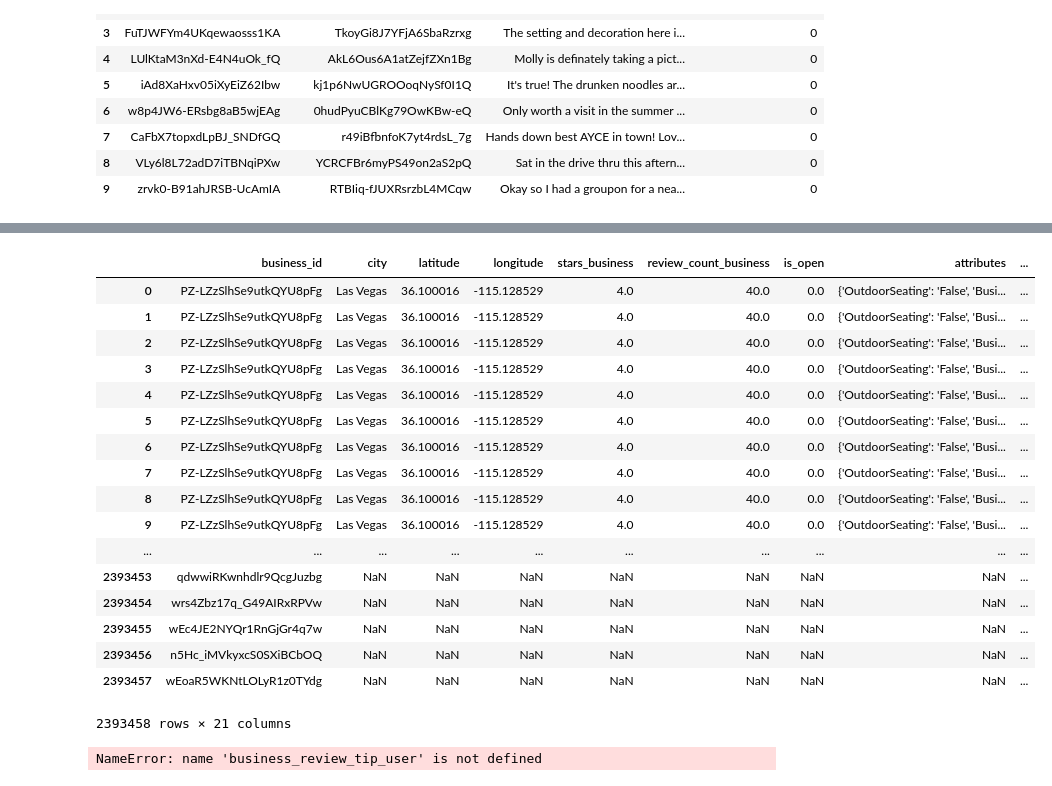
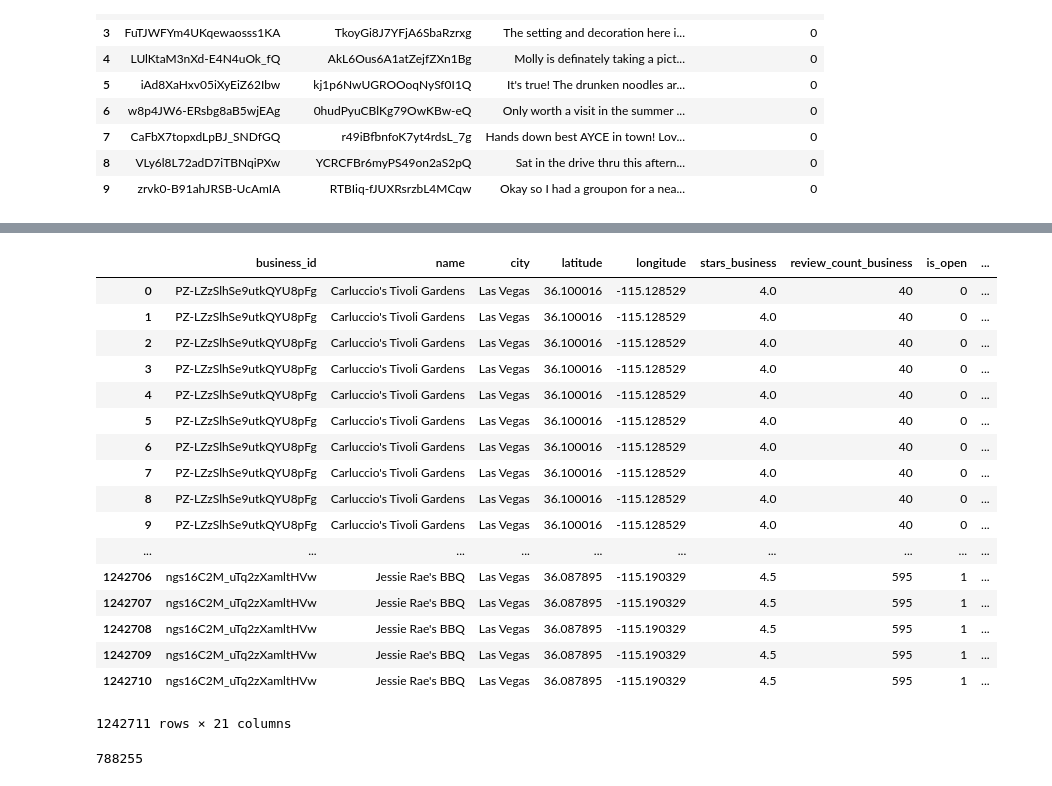
Before and after one commit to clarefrost/628-module-3, a Jupyter notebook: 628 module 3.ipynb, the cells around one changed output, grey strips where cells are left out. Cells and saved outputs as stored; diff of their text form; code cells hidden in the pictures.

Commit message:
data

```diff
--- a/628 module 3.ipynb
+++ b/628 module 3.ipynb
@@ -99,7 +99,7 @@ business_Las.head(10)
 | 198 | 4n81G-pmC3rfhmaPsbwYKg | Vince Neil's Tatuado | Eat, Drink... | 360 E Tropicana Ave | Las Vegas | NV | 89169 | 36.102050 | -115.156288 | 4.5 | ... |
 | 206 | PWjgwphd2prhtqTPWwLbXw | Stage Deli Of Las Vegas | 3500 Las Vegas Blvd S, Ste E11 | Las Vegas | NV | 89109 | 36.117327 | -115.176501 | 3.5 | ... |
 # %%
-business_keep=business_Las.drop(['name','state','postal_code','hours','address'], axis=1)
+business_keep=business_Las.drop(['state','postal_code','hours','address'], axis=1)
 business_keep.rename(columns={'review_count':'review_count_business','stars':'stars_business'},inplace=True)
 business_keep.head(10)
 # %% [output]
@@ -131,6 +131,6 @@ reviews_keep.head(10)
 | 8 | qrffudO73zsslZbe8B9D3Q | sG_h0dIzTKWa3Q6fmb4u-g | b2jN2mm9Wf3RcrZCgfo1cg | 2.0 | 1 | I was really looking forward to v... | 2015-01-18 14:04:18 |
 | 9 | RS_GTIT6836bCaPy637kNQ | nMeCE5-xsdleyxYuNZ_7rA | oxwGyA17NL6c5t1Etg5WgQ | 3.0 | 1 | It's a giant Best Buy with 66 reg... | 2012-02-29 21:52:43 |
 # %%
-user_keep=user.drop(["name","yelping_since","review_count","funny","cool","friends","compliment_more","compliment_profile","compliment_cute","compliment_list","compliment_note","compliment_plain","compliment_cool","compliment_funny","compliment_hot","compliment_writer","compliment_photos"], axis=1)
+user_keep=user.drop(["name","yelping_since","funny","cool","friends","compliment_more","compliment_profile","compliment_cute","compliment_list","compliment_note","compliment_plain","compliment_cool","compliment_funny","compliment_hot","compliment_writer","compliment_photos"], axis=1)
 user_keep.head(10)
 # %% [output]
@@ -208,22 +190,22 @@ business_review_tip
 # %%
-business_review_tip_user=pd.merge(business_review_tip, user_keep, how='left',on="user_id")
-business_review_tip_user
+business_review_user=pd.merge(business_review, user_keep, how='left',on="user_id")
+business_review_user
 # %% [output]
-|  | business_id | city | latitude | longitude | stars_business | review_count_business | is_open | attributes | ... |
-| 0 | PZ-LZzSlhSe9utkQYU8pFg | Las Vegas | 36.100016 | -115.128529 | 4.0 | 40.0 | 0.0 | {'OutdoorSeating': 'False', 'Busi... | ... |
-| 1 | PZ-LZzSlhSe9utkQYU8pFg | Las Vegas | 36.100016 | -115.128529 | 4.0 | 40.0 | 0.0 | {'OutdoorSeating': 'False', 'Busi... | ... |
-| 2 | PZ-LZzSlhSe9utkQYU8pFg | Las Vegas | 36.100016 | -115.128529 | 4.0 | 40.0 | 0.0 | {'OutdoorSeating': 'False', 'Busi... | ... |
-| 3 | PZ-LZzSlhSe9utkQYU8pFg | Las Vegas | 36.100016 | -115.128529 | 4.0 | 40.0 | 0.0 | {'OutdoorSeating': 'False', 'Busi... | ... |
-| 4 | PZ-LZzSlhSe9utkQYU8pFg | Las Vegas | 36.100016 | -115.128529 | 4.0 | 40.0 | 0.0 | {'OutdoorSeating': 'False', 'Busi... | ... |
-| 5 | PZ-LZzSlhSe9utkQYU8pFg | Las Vegas | 36.100016 | -115.128529 | 4.0 | 40.0 | 0.0 | {'OutdoorSeating': 'False', 'Busi... | ... |
-| 6 | PZ-LZzSlhSe9utkQYU8pFg | Las Vegas | 36.100016 | -115.128529 | 4.0 | 40.0 | 0.0 | {'OutdoorSeating': 'False', 'Busi... | ... |
-| 7 | PZ-LZzSlhSe9utkQYU8pFg | Las Vegas | 36.100016 | -115.128529 | 4.0 | 40.0 | 0.0 | {'OutdoorSeating': 'False', 'Busi... | ... |
-| 8 | PZ-LZzSlhSe9utkQYU8pFg | Las Vegas | 36.100016 | -115.128529 | 4.0 | 40.0 | 0.0 | {'OutdoorSeating': 'False', 'Busi... | ... |
-| 9 | PZ-LZzSlhSe9utkQYU8pFg | Las Vegas | 36.100016 | -115.128529 | 4.0 | 40.0 | 0.0 | {'OutdoorSeating': 'False', 'Busi... | ... |
+|  | business_id | name | city | latitude | longitude | stars_business | review_count_business | is_open | ... |
+| 0 | PZ-LZzSlhSe9utkQYU8pFg | Carluccio's Tivoli Gardens | Las Vegas | 36.100016 | -115.128529 | 4.0 | 40 | 0 | ... |
+| 1 | PZ-LZzSlhSe9utkQYU8pFg | Carluccio's Tivoli Gardens | Las Vegas | 36.100016 | -115.128529 | 4.0 | 40 | 0 | ... |
+| 2 | PZ-LZzSlhSe9utkQYU8pFg | Carluccio's Tivoli Gardens | Las Vegas | 36.100016 | -115.128529 | 4.0 | 40 | 0 | ... |
+| 3 | PZ-LZzSlhSe9utkQYU8pFg | Carluccio's Tivoli Gardens | Las Vegas | 36.100016 | -115.128529 | 4.0 | 40 | 0 | ... |
+| 4 | PZ-LZzSlhSe9utkQYU8pFg | Carluccio's Tivoli Gardens | Las Vegas | 36.100016 | -115.128529 | 4.0 | 40 | 0 | ... |
+| 5 | PZ-LZzSlhSe9utkQYU8pFg | Carluccio's Tivoli Gardens | Las Vegas | 36.100016 | -115.128529 | 4.0 | 40 | 0 | ... |
+| 6 | PZ-LZzSlhSe9utkQYU8pFg | Carluccio's Tivoli Gardens | Las Vegas | 36.100016 | -115.128529 | 4.0 | 40 | 0 | ... |
+| 7 | PZ-LZzSlhSe9utkQYU8pFg | Carluccio's Tivoli Gardens | Las Vegas | 36.100016 | -115.128529 | 4.0 | 40 | 0 | ... |
+| 8 | PZ-LZzSlhSe9utkQYU8pFg | Carluccio's Tivoli Gardens | Las Vegas | 36.100016 | -115.128529 | 4.0 | 40 | 0 | ... |
+| 9 | PZ-LZzSlhSe9utkQYU8pFg | Carluccio's Tivoli Gardens | Las Vegas | 36.100016 | -115.128529 | 4.0 | 40 | 0 | ... |
 | ... | ... | ... | ... | ... | ... | ... | ... | ... | ... |
-| 2393453 | qdwwiRKwnhdlr9QcgJuzbg | NaN | NaN | NaN | NaN | NaN | NaN | NaN | ... |
-| 2393454 | wrs4Zbz17q_G49AIRxRPVw | NaN | NaN | NaN | NaN | NaN | NaN | NaN | ... |
-| 2393455 | wEc4JE2NYQr1RnGjGr4q7w | NaN | NaN | NaN | NaN | NaN | NaN | NaN | ... |
-| 2393456 | n5Hc_iMVkyxcS0SXiBCbOQ | NaN | NaN | NaN | NaN | NaN | NaN | NaN | ... |
-| 2393457 | wEoaR5WKNtLOLyR1z0TYdg | NaN | NaN | NaN | NaN | NaN | NaN | NaN | ... |
+| 1242706 | ngs16C2M_uTq2zXamltHVw | Jessie Rae's BBQ | Las Vegas | 36.087895 | -115.190329 | 4.5 | 595 | 1 | ... |
+| 1242707 | ngs16C2M_uTq2zXamltHVw | Jessie Rae's BBQ | Las Vegas | 36.087895 | -115.190329 | 4.5 | 595 | 1 | ... |
+| 1242708 | ngs16C2M_uTq2zXamltHVw | Jessie Rae's BBQ | Las Vegas | 36.087895 | -115.190329 | 4.5 | 595 | 1 | ... |
+| 1242709 | ngs16C2M_uTq2zXamltHVw | Jessie Rae's BBQ | Las Vegas | 36.087895 | -115.190329 | 4.5 | 595 | 1 | ... |
+| 1242710 | ngs16C2M_uTq2zXamltHVw | Jessie Rae's BBQ | Las Vegas | 36.087895 | -115.190329 | 4.5 | 595 | 1 | ... |
-2393458 rows × 21 columns
+1242711 rows × 21 columns
@@ -230,4 +215,6 @@ business_review_tip_user
 # %%
-business_review_tip_user.to_csv(index=True,path_or_buf="C:/Users/58479/Desktop/628/module3/Stat628/Stat628/merged_data.csv")
+business_review_user.to_csv(index=True,path_or_buf="C:/Users/wkn98/stat628/628-module-3/merged_data.csv")
-# %% [output]
-NameError: name 'business_review_tip_user' is not defined
+# %%
+len(business_review_user)
+# %% [output]
+788255
```
Also changed, not shown: parts of 7 cells of this notebook.
